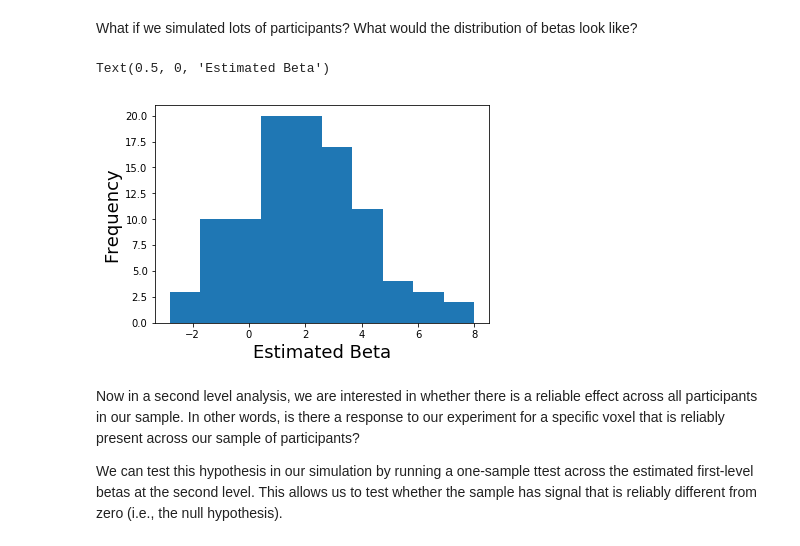
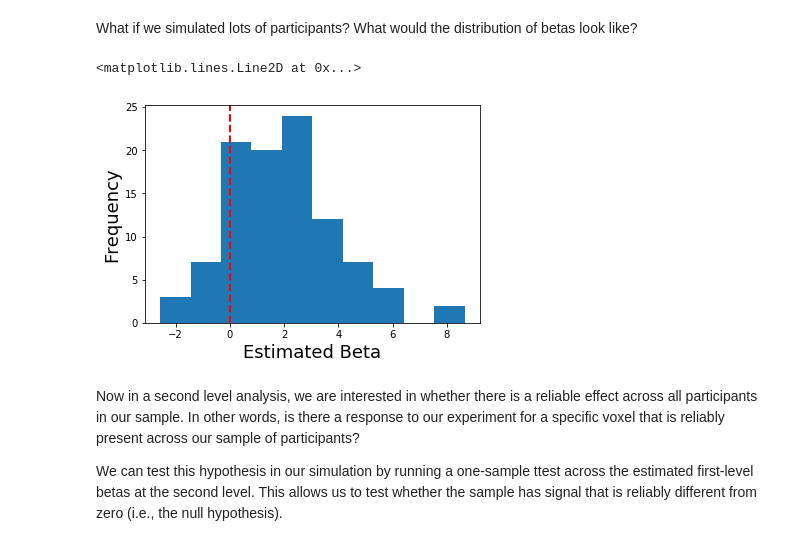
Before and after one commit to ljchang/dartbrains, a Jupyter notebook: content/features/notebooks/11_Group_Analysis.ipynb, the cells around one changed output. Cells and saved outputs as stored; diff of their text form; code cells hidden in the pictures.

```diff
--- a/content/features/notebooks/11_Group_Analysis.ipynb
+++ b/content/features/notebooks/11_Group_Analysis.ipynb
@@ -175,22 +172,23 @@ What if we simulated lots of participants?  What would the distribution of betas
 # %%
 # Create a design matrix with an intercept and predicted response
 task = simulate_timeseries(amplitude=1, sigma=0)
 X = np.vstack([np.ones(len(task)), task]).T
 
 # Loop over each of the simulated participants and estimate the amplitude of the response.
 betas = []
 for sub in range(100):
     sim = simulate_timeseries(amplitude=2+np.random.randn()*2, sigma=0.05)
     beta,_,_,_,_ = regress(X, sim)
     betas.append(beta[1])
 
 # Plot distribution of estimated amplitudes for each participant
 plt.hist(betas)
 plt.ylabel('Frequency', fontsize=18)
 plt.xlabel('Estimated Beta', fontsize=18)
+plt.axvline(x=0, color='r', linestyle='dashed', linewidth=2)
 # %% [output]
-Text(0.5, 0, 'Estimated Beta')
+<matplotlib.lines.Line2D at 0x...>
-[figure, old version]
+[figure, new version]
 # %% [markdown]
 Now in a second level analysis, we are interested in whether there is a reliable effect across all participants in our sample. In other words, is there a response to our experiment for a specific voxel that is reliably present across our sample of participants?
 
```
Also changed, not shown: parts of 3 cells of this notebook, 2 other files.
